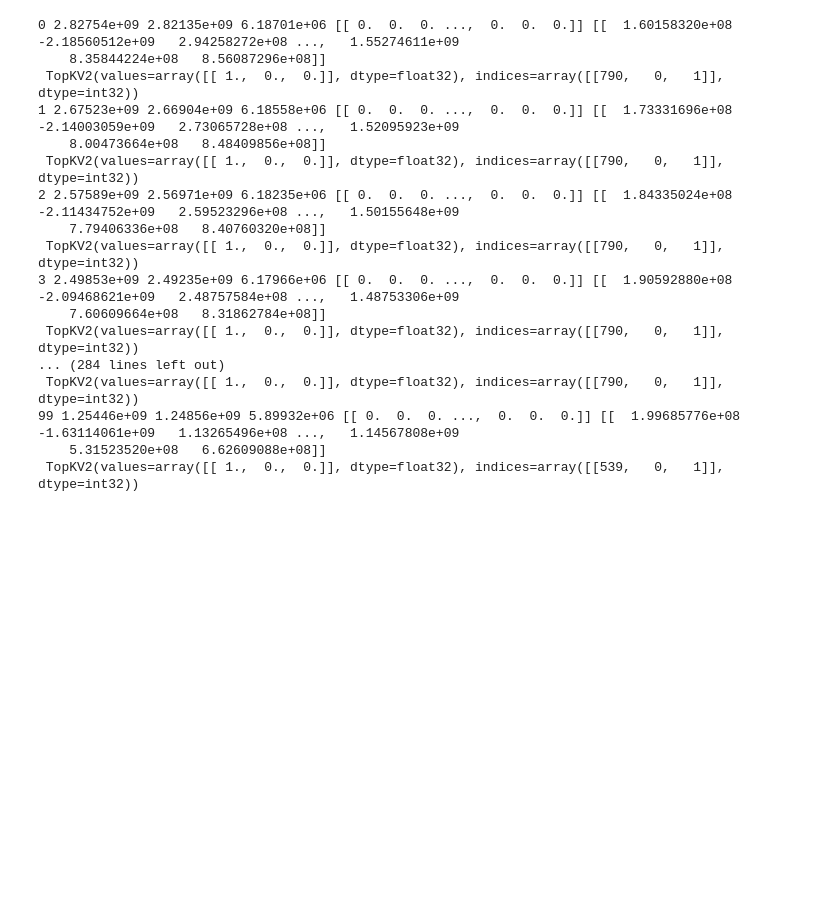
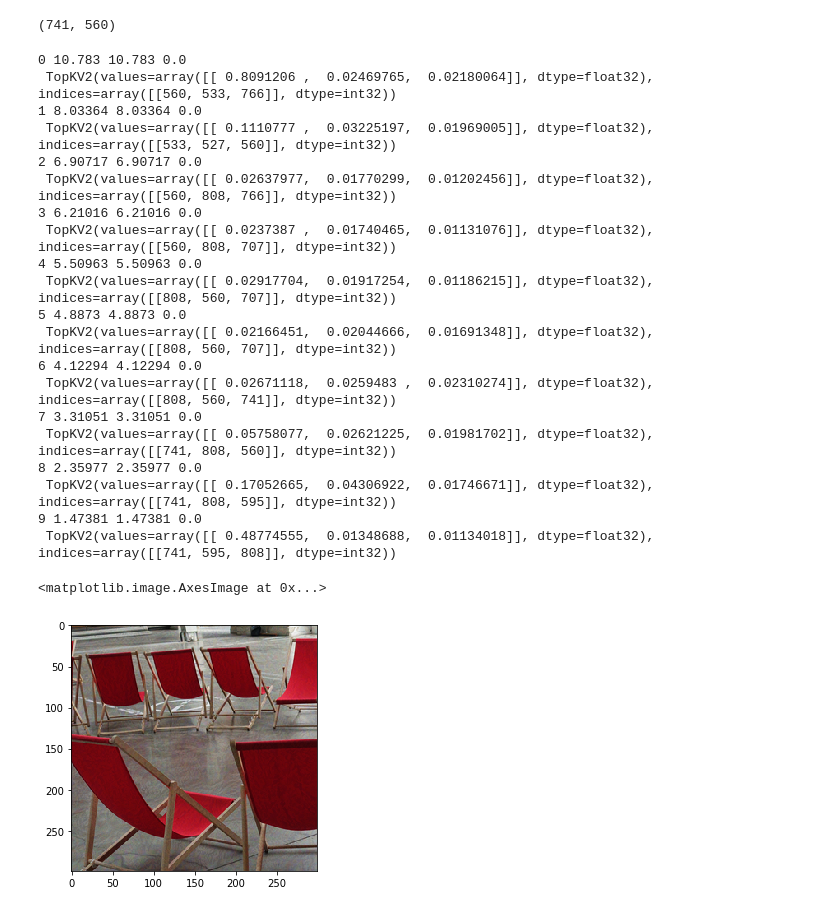
Before and after one commit to Alpus/nips_adversarial_attack, a Jupyter notebook: PushinMatyshin.ipynb, the cells around one changed output. Drawn from its saved outputs; the diff is of its cells as text; code cells hidden in the pictures; blank space fills up the shorter version.

```diff
--- a/PushinMatyshin.ipynb
+++ b/PushinMatyshin.ipynb
@@ -88,9 +111,6 @@ class PushinMatyshin:
                 np.zeros(self.image_shape, dtype=np.float32), name='fake_image_subst'
             )
             self.fake_image = (tf.tanh(self.fake_image_subst) + 1) / 2
-            self.assign_fake_image_subs = self.fake_image_subst.assign(
-                tf.atanh(2 * self.fake_image - 1)
-            )
 
             with slim.arg_scope(inception.inception_v3_arg_scope()):
                 self.fake_logits, self.inception_end_points = inception.inception_v3(
@@ -102,6 +122,9 @@ class PushinMatyshin:
 
             self.real_image = tf.placeholder(tf.float32, self.image_shape, name='real_image')
             self.assign_fake_image = self.fake_image_subst.assign(self.real_image)
+            self.assign_fake_image_subs = self.fake_image_subst.assign(
+                tf.atanh(2 * self.real_image - 1)
+            )
             self.target_probs = tf.placeholder(
                 tf.float32, [FLAGS.batch_size, self.num_classes], name='target_probs'
             )
@@ -136,15 +159,11 @@ class PushinMatyshin:
             new_vars = [x for x in end_vars if x.name not in start_vars]
             self.init = tf.variables_initializer(var_list=[self.fake_image_subst] + new_vars)
 
+            self.sess = tf.Session()
             saver = tf.train.Saver(slim.get_model_variables())
-            session_creator = tf.train.ChiefSessionCreator(
-                scaffold=tf.train.Scaffold(saver=saver),
-                checkpoint_filename_with_path=FLAGS.checkpoint_path,
-                master=FLAGS.master
-            )
-            self.sess = tf.train.MonitoredSession(session_creator=session_creator)
+            saver.restore(self.sess, FLAGS.checkpoint_path)
 
-    def inference(self, images, targets, max_perturbation=15, alpha=1000, learning_rate=100, n=10):
+    def inference(self, images, targets, max_perturbation=15, alpha=1, learning_rate=10**-3, n=10):
         target_probs = np.zeros((len(targets), self.num_classes))
         max_perturbation /= 256
 
@@ -153,8 +172,9 @@ class PushinMatyshin:
 
         with self.graph.as_default():
             self.sess.run(self.init)
-            result_images = self.sess.run(self.assign_fake_image, feed_dict={self.real_image: images})
-            self.sess.run(self.assign_fake_image_subs)
+            result_images = self.sess.run(
+                [self.assign_fake_image, self.assign_fake_image_subs], feed_dict={self.real_image: images}
+            )
 
             for i in range(n):
                 result_images, loss, main_loss, reg_loss, softmaxed, fake_logits, top_classes, _ = self.sess.run(
@@ -167,9 +187,7 @@ class PushinMatyshin:
                         self.learning_rate: learning_rate,
                     }
                 )
-                print(i, loss, main_loss, reg_loss, softmaxed, fake_logits, '\n', top_classes)
-            else:
-                return result_images, 0
+                print(i, loss, main_loss, reg_loss, '\n', top_classes)
             return result_images, loss
 # %%
 pm = PushinMatyshin()
@@ -176,20 +196,31 @@ pm = PushinMatyshin()
+# %%
+img, target, label = get_image_and_target(3)
+target, label
+# %% [output]
+(741, 560)
 # %%
-result, loss = pm.inference([img], [target], alpha=100, learning_rate=0.01, n=100)
+result, loss = pm.inference([img], [target], alpha=1, learning_rate=0.01, n=10)
+io.imshow(result[0])
 # %% [output]
-0 2.82754e+09 2.82135e+09 6.18701e+06 [[ 0.  0.  0. ...,  0.  0.  0.]] [[  1.60158320e+08  -2.18560512e+09   2.94258272e+08 ...,   1.55274611e+09
-    8.35844224e+08   8.56087296e+08]]
- TopKV2(values=array([[ 1.,  0.,  0.]], dtype=float32), indices=array([[790,   0,   1]], dtype=int32))
-1 2.67523e+09 2.66904e+09 6.18558e+06 [[ 0.  0.  0. ...,  0.  0.  0.]] [[  1.73331696e+08  -2.14003059e+09   2.73065728e+08 ...,   1.52095923e+09
-    8.00473664e+08   8.48409856e+08]]
- TopKV2(values=array([[ 1.,  0.,  0.]], dtype=float32), indices=array([[790,   0,   1]], dtype=int32))
-2 2.57589e+09 2.56971e+09 6.18235e+06 [[ 0.  0.  0. ...,  0.  0.  0.]] [[  1.84335024e+08  -2.11434752e+09   2.59523296e+08 ...,   1.50155648e+09
-    7.79406336e+08   8.40760320e+08]]
- TopKV2(values=array([[ 1.,  0.,  0.]], dtype=float32), indices=array([[790,   0,   1]], dtype=int32))
-3 2.49853e+09 2.49235e+09 6.17966e+06 [[ 0.  0.  0. ...,  0.  0.  0.]] [[  1.90592880e+08  -2.09468621e+09   2.48757584e+08 ...,   1.48753306e+09
-    7.60609664e+08   8.31862784e+08]]
- TopKV2(values=array([[ 1.,  0.,  0.]], dtype=float32), indices=array([[790,   0,   1]], dtype=int32))
-... (284 lines left out)
- TopKV2(values=array([[ 1.,  0.,  0.]], dtype=float32), indices=array([[790,   0,   1]], dtype=int32))
-99 1.25446e+09 1.24856e+09 5.89932e+06 [[ 0.  0.  0. ...,  0.  0.  0.]] [[  1.99685776e+08  -1.63114061e+09   1.13265496e+08 ...,   1.14567808e+09
-    5.31523520e+08   6.62609088e+08]]
- TopKV2(values=array([[ 1.,  0.,  0.]], dtype=float32), indices=array([[539,   0,   1]], dtype=int32))
+0 10.783 10.783 0.0
+ TopKV2(values=array([[ 0.8091206 ,  0.02469765,  0.02180064]], dtype=float32), indices=array([[560, 533, 766]], dtype=int32))
+1 8.03364 8.03364 0.0
+ TopKV2(values=array([[ 0.1110777 ,  0.03225197,  0.01969005]], dtype=float32), indices=array([[533, 527, 560]], dtype=int32))
+2 6.90717 6.90717 0.0
+ TopKV2(values=array([[ 0.02637977,  0.01770299,  0.01202456]], dtype=float32), indices=array([[560, 808, 766]], dtype=int32))
+3 6.21016 6.21016 0.0
+ TopKV2(values=array([[ 0.0237387 ,  0.01740465,  0.01131076]], dtype=float32), indices=array([[560, 808, 707]], dtype=int32))
+4 5.50963 5.50963 0.0
+ TopKV2(values=array([[ 0.02917704,  0.01917254,  0.01186215]], dtype=float32), indices=array([[808, 560, 707]], dtype=int32))
+5 4.8873 4.8873 0.0
+ TopKV2(values=array([[ 0.02166451,  0.02044666,  0.01691348]], dtype=float32), indices=array([[808, 560, 707]], dtype=int32))
+6 4.12294 4.12294 0.0
+ TopKV2(values=array([[ 0.02671118,  0.0259483 ,  0.02310274]], dtype=float32), indices=array([[808, 560, 741]], dtype=int32))
+7 3.31051 3.31051 0.0
+ TopKV2(values=array([[ 0.05758077,  0.02621225,  0.01981702]], dtype=float32), indices=array([[741, 808, 560]], dtype=int32))
+8 2.35977 2.35977 0.0
+ TopKV2(values=array([[ 0.17052665,  0.04306922,  0.01746671]], dtype=float32), indices=array([[741, 808, 595]], dtype=int32))
+9 1.47381 1.47381 0.0
+ TopKV2(values=array([[ 0.48774555,  0.01348688,  0.01134018]], dtype=float32), indices=array([[741, 595, 808]], dtype=int32))
+<matplotlib.image.AxesImage at 0x...>
+[figure, added]
```
Also changed, not shown: parts of 11 cells of this notebook.
